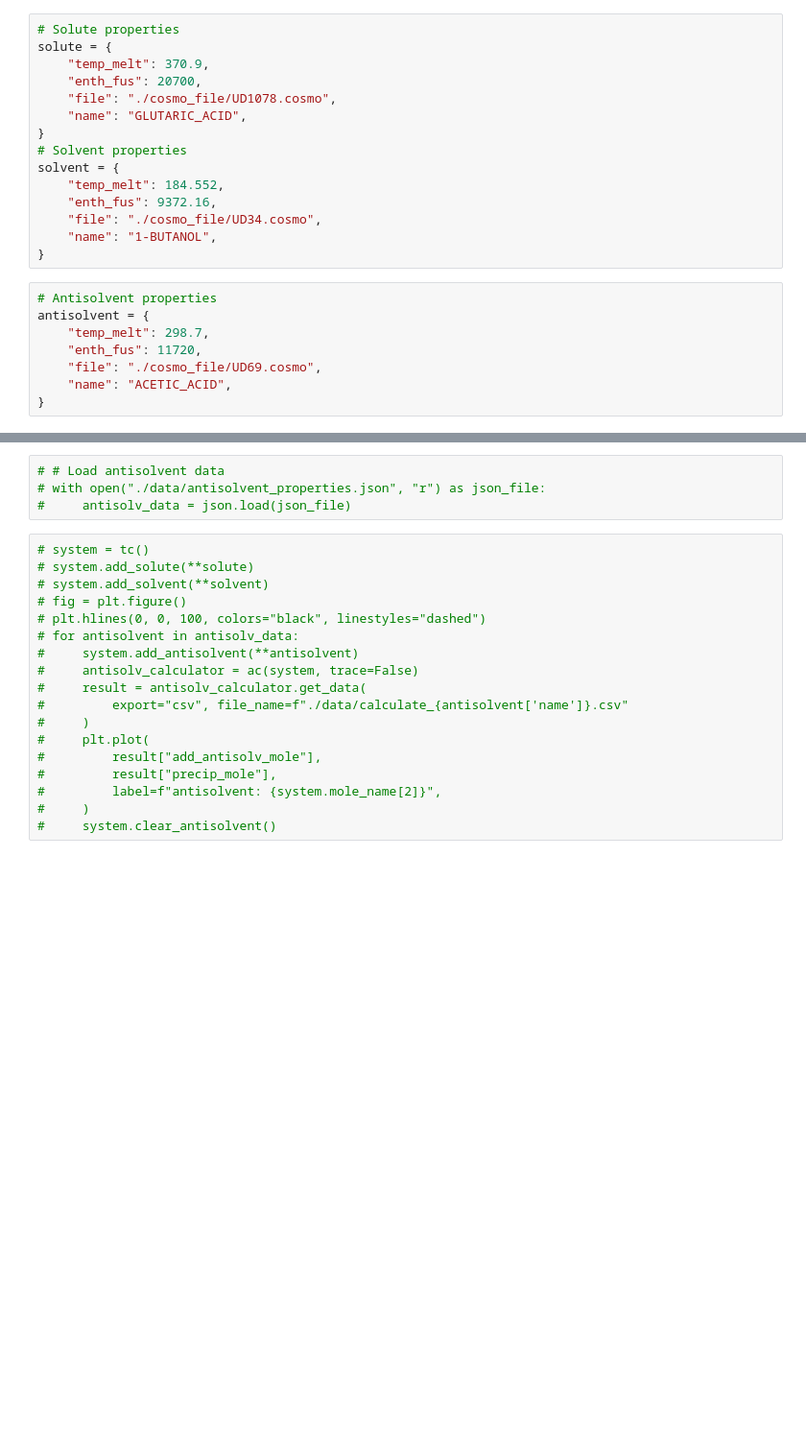
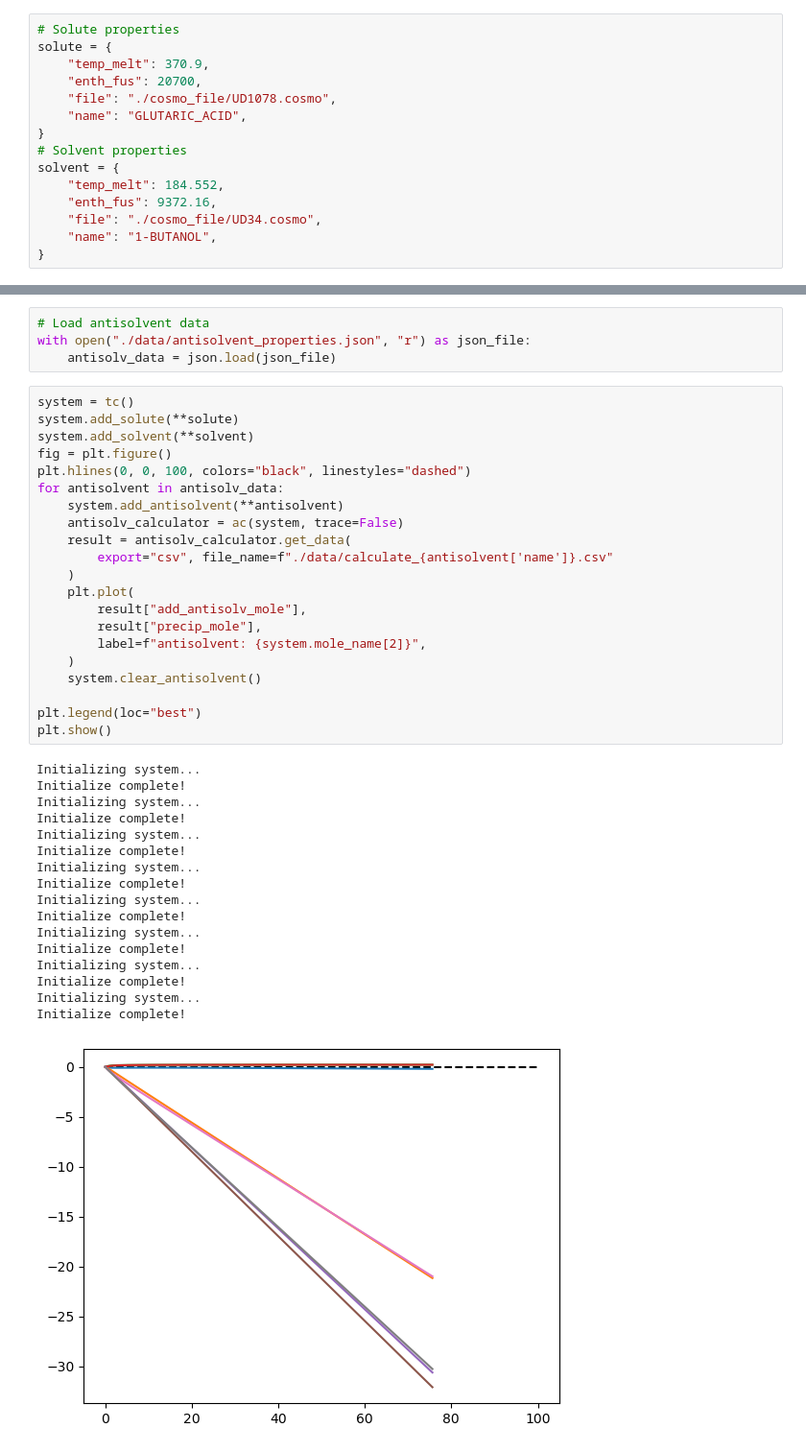
Before and after one commit to HyuntaeKR/drowning-out, a Jupyter notebook: antisolvent_screening.ipynb, the cells around one changed output, grey strips where cells are left out. Shown at 96% size. Saved outputs shown, nothing was run; the diff lists cells and outputs as text; blank space fills up the shorter version.

Commit message:
Test system of Glutaric acid complete!

```diff
--- a/antisolvent_screening.ipynb
+++ b/antisolvent_screening.ipynb
@@ -29,14 +30,6 @@ solvent = {
     "file": "./cosmo_file/UD34.cosmo",
     "name": "1-BUTANOL",
 }
-# %%
-# Antisolvent properties
-antisolvent = {
-    "temp_melt": 298.7,
-    "enth_fus": 11720,
-    "file": "./cosmo_file/UD69.cosmo",
-    "name": "ACETIC_ACID",
-}
 # %%
 system = tc()
 system.add_solute(**solute)
@@ -97,22 +37,43 @@ print(moles)
 # %%
-# # Load antisolvent data
-# with open("./data/antisolvent_properties.json", "r") as json_file:
-#     antisolv_data = json.load(json_file)
+# Load antisolvent data
+with open("./data/antisolvent_properties.json", "r") as json_file:
+    antisolv_data = json.load(json_file)
 # %%
-# system = tc()
-# system.add_solute(**solute)
-# system.add_solvent(**solvent)
-# fig = plt.figure()
-# plt.hlines(0, 0, 100, colors="black", linestyles="dashed")
-# for antisolvent in antisolv_data:
-#     system.add_antisolvent(**antisolvent)
-#     antisolv_calculator = ac(system, trace=False)
-#     result = antisolv_calculator.get_data(
-#         export="csv", file_name=f"./data/calculate_{antisolvent['name']}.csv"
-#     )
-#     plt.plot(
-#         result["add_antisolv_mole"],
-#         result["precip_mole"],
-#         label=f"antisolvent: {system.mole_name[2]}",
-#     )
-#     system.clear_antisolvent()
+system = tc()
+system.add_solute(**solute)
+system.add_solvent(**solvent)
+fig = plt.figure()
+plt.hlines(0, 0, 100, colors="black", linestyles="dashed")
+for antisolvent in antisolv_data:
+    system.add_antisolvent(**antisolvent)
+    antisolv_calculator = ac(system, trace=False)
+    result = antisolv_calculator.get_data(
+        export="csv", file_name=f"./data/calculate_{antisolvent['name']}.csv"
+    )
+    plt.plot(
+        result["add_antisolv_mole"],
+        result["precip_mole"],
+        label=f"antisolvent: {system.mole_name[2]}",
+    )
+    system.clear_antisolvent()
+
+plt.legend(loc="best")
+plt.show()
+# %% [output]
+Initializing system...
+Initialize complete!
+Initializing system...
+Initialize complete!
+Initializing system...
+Initialize complete!
+Initializing system...
+Initialize complete!
+Initializing system...
+Initialize complete!
+Initializing system...
+Initialize complete!
+Initializing system...
+Initialize complete!
+Initializing system...
+Initialize complete!
+[figure, added]
```
Also changed, not shown: parts of 7 cells of this notebook.
